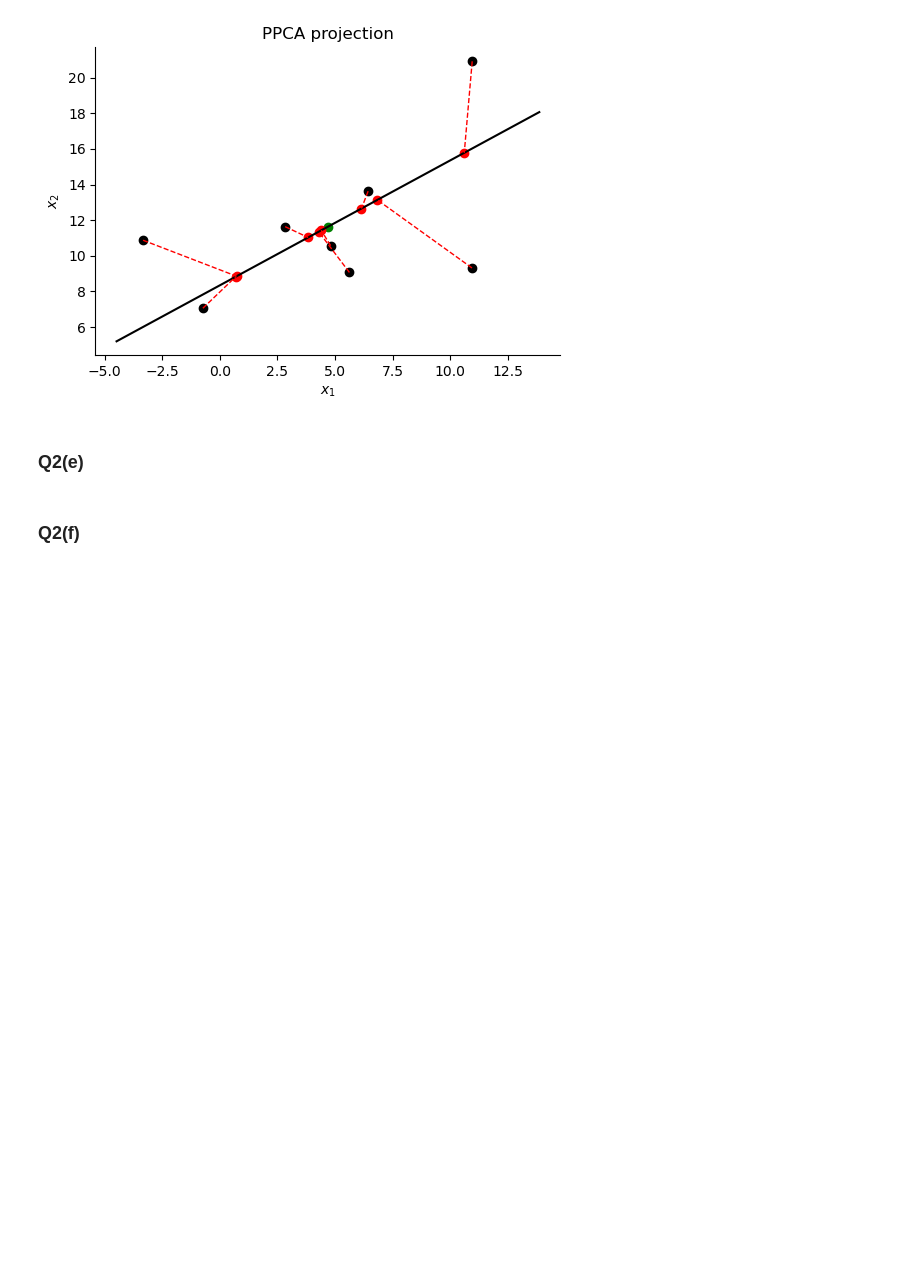
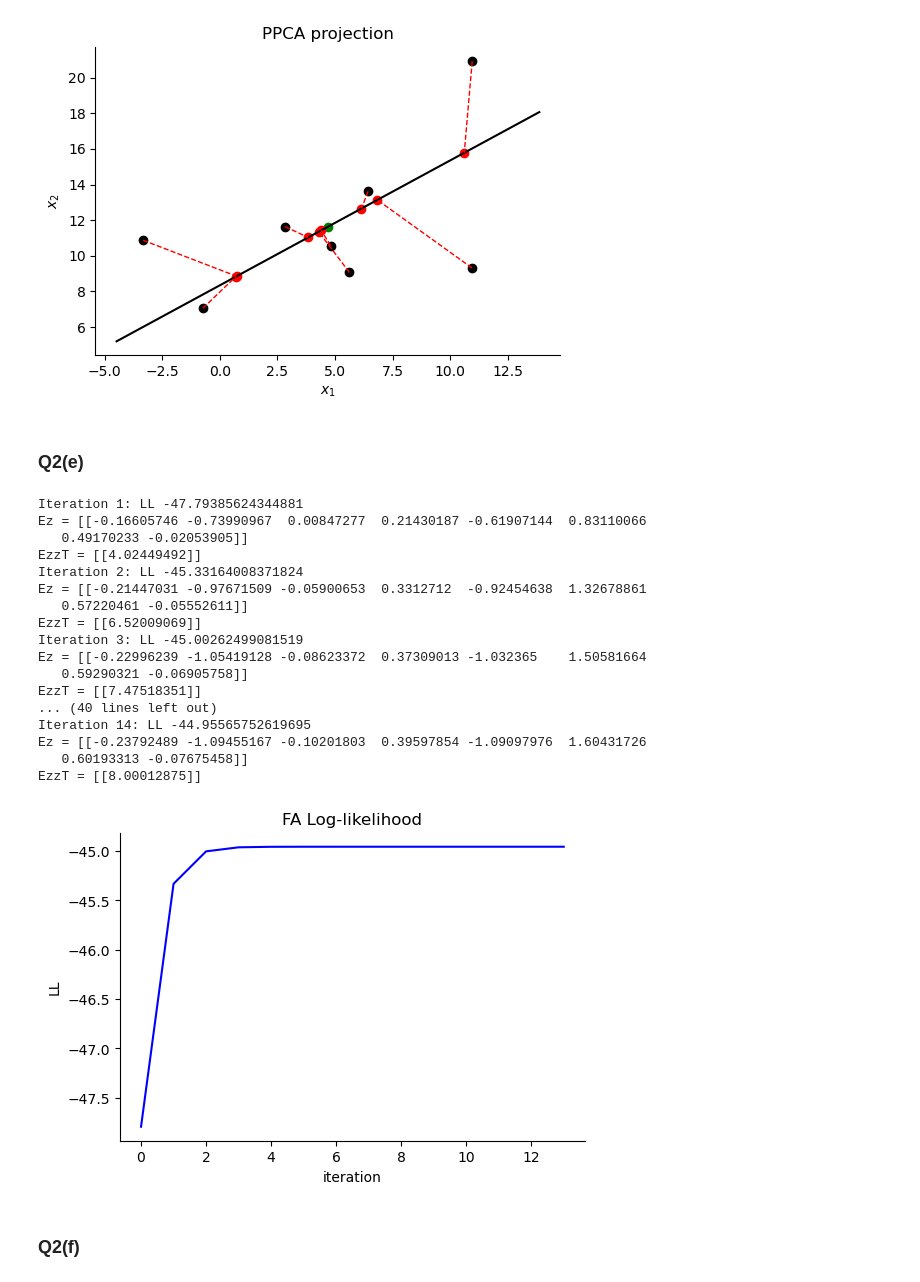
Before and after one commit to khanakagrawal/ML_for_Neuro, a Jupyter notebook: hw3/HW3.ipynb, the cells around one changed output. Drawn from its saved outputs; the diff is of its cells as text; code cells hidden in the pictures; blank space fills up the shorter version.

```diff
--- a/hw3/HW3.ipynb
+++ b/hw3/HW3.ipynb
@@ -273,12 +273,22 @@ def em_algorithm(X: np.array, zDim: int, typ: str = "FA", tol: float = 1e-8, cyc
         # YOUR CODE HERE
         W = (XC @ Ez.T) @ np.linalg.inv(EzzT)
 
-        Sxx = XC @ XC.T
-        term = W @ Ez @ XC.T
-        Psi = (1.0 / (N * xDim)) * np.trace(Sxx - term)
+        if typ == "PPCA":
+            Sxx = XC @ XC.T
+            term = W @ Ez @ XC.T
+            Psi = (1.0 / (N * xDim)) * np.trace(Sxx - term)
+            ss = np.maximum(varFloor, np.mean(Psi))
+            Psi = ss * np.ones(xDim)
 
-        print(f"W = {W}")
-        print(f"Psi = {Psi}")
+        elif typ == "FA":
+            Sxx = (XC @ XC.T) / N
+            WEz = W @ Ez
+            term = (Sxx - (WEz @ XC.T) / N)
+            Psi = np.diag(term)
+            Psi = np.maximum(varFloor, Psi)
+
+        else:
+            raise ValueError(f"``typ`` {typ} is not supported.")
         # **********************************************************************
 
         if typ == "PPCA":
@@ -409,16 +419,35 @@ plt.show()
 ### Q2(e)
 # %%
 # ----- YOUR CODE HERE ----- #
-fa_est, fa_ll = NotImplemented
+fa_est, fa_ll = em_algorithm(X_sim.T, 1, typ="FA")
 # -------------------------- #
 
 fig, ax = plt.subplots(1, 1, figsize=(6, 4))
 ax.plot(fa_ll, "b")
 ax.set_xlabel("iteration")
 ax.set_ylabel("LL")
 ax.set_title("FA Log-likelihood")
 set_spines_invisible(ax)
 plt.show()
+# %% [output]
+Iteration 1: LL -47.79385624344881
+Ez = [[-0.16605746 -0.73990967  0.00847277  0.21430187 -0.61907144  0.83110066
+   0.49170233 -0.02053905]]
+EzzT = [[4.02449492]]
+Iteration 2: LL -45.33164008371824
+Ez = [[-0.21447031 -0.97671509 -0.05900653  0.3312712  -0.92454638  1.32678861
+   0.57220461 -0.05552611]]
+EzzT = [[6.52009069]]
+Iteration 3: LL -45.00262499081519
+Ez = [[-0.22996239 -1.05419128 -0.08623372  0.37309013 -1.032365    1.50581664
+   0.59290321 -0.06905758]]
+EzzT = [[7.47518351]]
+... (40 lines left out)
+Iteration 14: LL -44.95565752619695
+Ez = [[-0.23792489 -1.09455167 -0.10201803  0.39597854 -1.09097976  1.60431726
+   0.60193313 -0.07675458]]
+EzzT = [[8.00012875]]
+[figure, added]
 # %% [markdown]
 ### Q2(f)
 # %%
```
Also changed, not shown: parts of 1 cell of this notebook.
